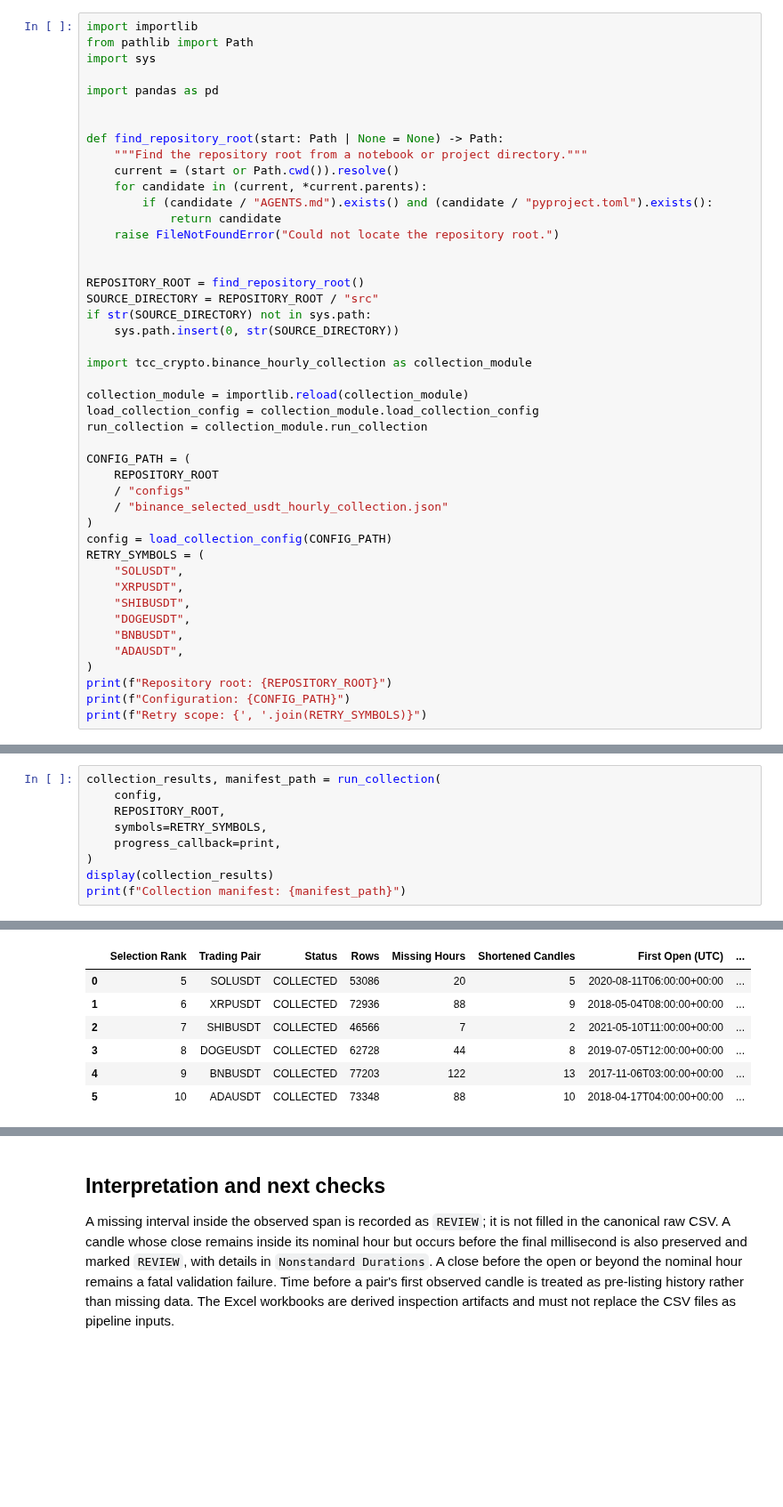
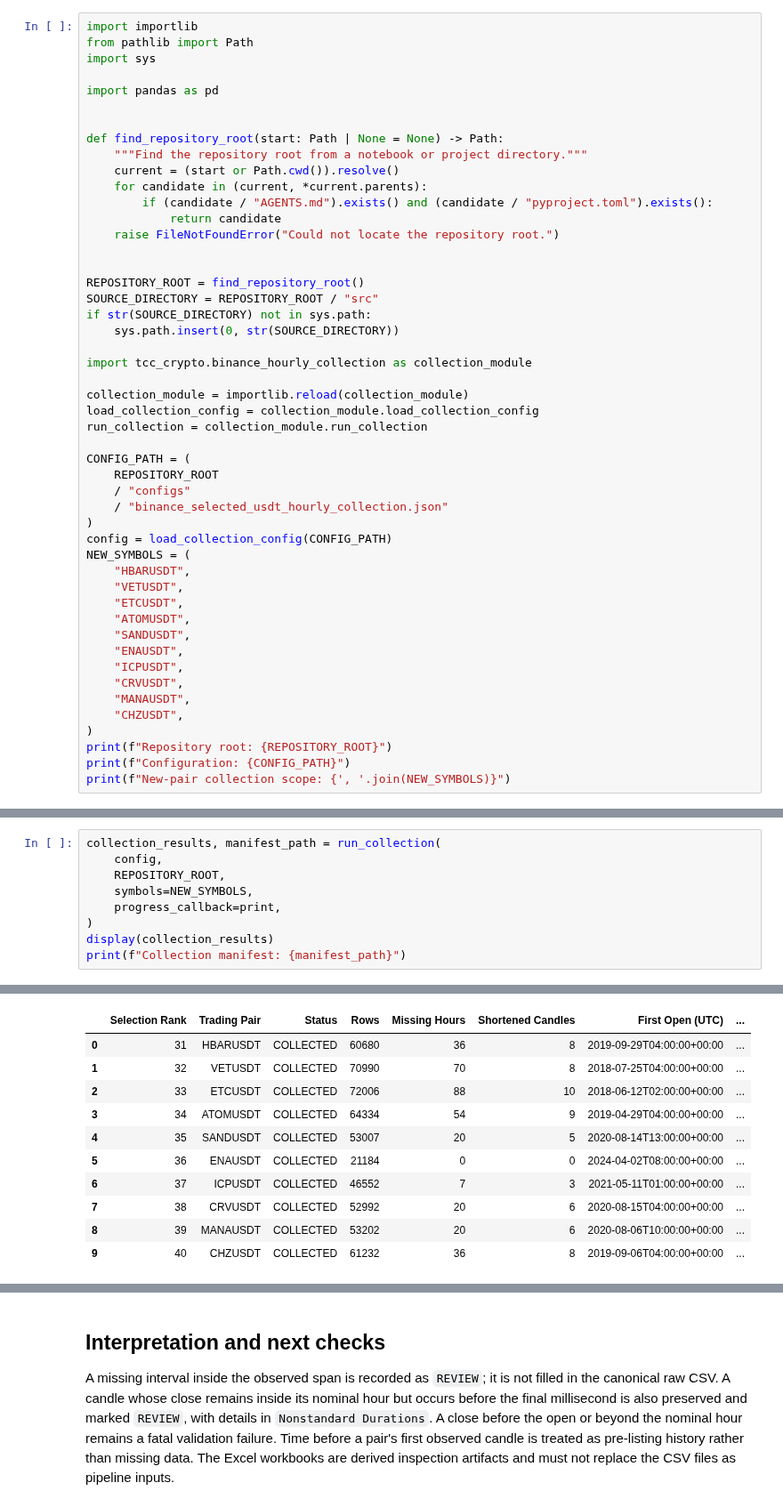
Before and after one commit to marcelasilverio/tcc_crypto, a Jupyter notebook: notebooks/05_binance_selected_usdt_hourly_klines.ipynb, the cells around one changed output, grey strips where cells are left out. Shown at 89% size. Saved outputs shown, nothing was run; the diff lists cells and outputs as text; blank space fills up the shorter version.

Commit message:
Expand hourly collection and add descriptive analyses

```diff
--- a/notebooks/05_binance_selected_usdt_hourly_klines.ipynb
+++ b/notebooks/05_binance_selected_usdt_hourly_klines.ipynb
@@ -42,17 +42,21 @@ CONFIG_PATH = (
     / "binance_selected_usdt_hourly_collection.json"
 )
 config = load_collection_config(CONFIG_PATH)
-RETRY_SYMBOLS = (
-    "SOLUSDT",
-    "XRPUSDT",
-    "SHIBUSDT",
-    "DOGEUSDT",
-    "BNBUSDT",
-    "ADAUSDT",
+NEW_SYMBOLS = (
+    "HBARUSDT",
+    "VETUSDT",
+    "ETCUSDT",
+    "ATOMUSDT",
+    "SANDUSDT",
+    "ENAUSDT",
+    "ICPUSDT",
+    "CRVUSDT",
+    "MANAUSDT",
+    "CHZUSDT",
 )
 print(f"Repository root: {REPOSITORY_ROOT}")
 print(f"Configuration: {CONFIG_PATH}")
-print(f"Retry scope: {', '.join(RETRY_SYMBOLS)}")
+print(f"New-pair collection scope: {', '.join(NEW_SYMBOLS)}")
 # %% [output]
 Repository root: /Users/marcelapsilverio/projetos/tcc_crypto
 Configuration: /Users/marcelapsilverio/projetos/tcc_crypto/configs/binance_selected_usdt_hourly_collection.json
@@ -115,7 +119,7 @@ The following cell retries only `SOLUSDT`, `XRPUSDT`, `SHIBUSDT`, `DOGEUSDT`, `B
 collection_results, manifest_path = run_collection(
     config,
     REPOSITORY_ROOT,
-    symbols=RETRY_SYMBOLS,
+    symbols=NEW_SYMBOLS,
     progress_callback=print,
 )
 display(collection_results)
@@ -130,7 +138,11 @@ Completed 6/6: ADAUSDT (COLLECTED)
 |  | Selection Rank | Trading Pair | Status | Rows | Missing Hours | Shortened Candles | First Open (UTC) | ... |
-| 0 | 5 | SOLUSDT | COLLECTED | 53086 | 20 | 5 | 2020-08-11T06:00:00+00:00 | ... |
-| 1 | 6 | XRPUSDT | COLLECTED | 72936 | 88 | 9 | 2018-05-04T08:00:00+00:00 | ... |
-| 2 | 7 | SHIBUSDT | COLLECTED | 46566 | 7 | 2 | 2021-05-10T11:00:00+00:00 | ... |
-| 3 | 8 | DOGEUSDT | COLLECTED | 62728 | 44 | 8 | 2019-07-05T12:00:00+00:00 | ... |
-| 4 | 9 | BNBUSDT | COLLECTED | 77203 | 122 | 13 | 2017-11-06T03:00:00+00:00 | ... |
-| 5 | 10 | ADAUSDT | COLLECTED | 73348 | 88 | 10 | 2018-04-17T04:00:00+00:00 | ... |
+| 0 | 31 | HBARUSDT | COLLECTED | 60680 | 36 | 8 | 2019-09-29T04:00:00+00:00 | ... |
+| 1 | 32 | VETUSDT | COLLECTED | 70990 | 70 | 8 | 2018-07-25T04:00:00+00:00 | ... |
+| 2 | 33 | ETCUSDT | COLLECTED | 72006 | 88 | 10 | 2018-06-12T02:00:00+00:00 | ... |
+| 3 | 34 | ATOMUSDT | COLLECTED | 64334 | 54 | 9 | 2019-04-29T04:00:00+00:00 | ... |
+| 4 | 35 | SANDUSDT | COLLECTED | 53007 | 20 | 5 | 2020-08-14T13:00:00+00:00 | ... |
+| 5 | 36 | ENAUSDT | COLLECTED | 21184 | 0 | 0 | 2024-04-02T08:00:00+00:00 | ... |
+| 6 | 37 | ICPUSDT | COLLECTED | 46552 | 7 | 3 | 2021-05-11T01:00:00+00:00 | ... |
+| 7 | 38 | CRVUSDT | COLLECTED | 52992 | 20 | 6 | 2020-08-15T04:00:00+00:00 | ... |
+| 8 | 39 | MANAUSDT | COLLECTED | 53202 | 20 | 6 | 2020-08-06T10:00:00+00:00 | ... |
+| 9 | 40 | CHZUSDT | COLLECTED | 61232 | 36 | 8 | 2019-09-06T04:00:00+00:00 | ... |
```
Also changed, not shown: parts of 6 cells of this notebook, 13 other files.
